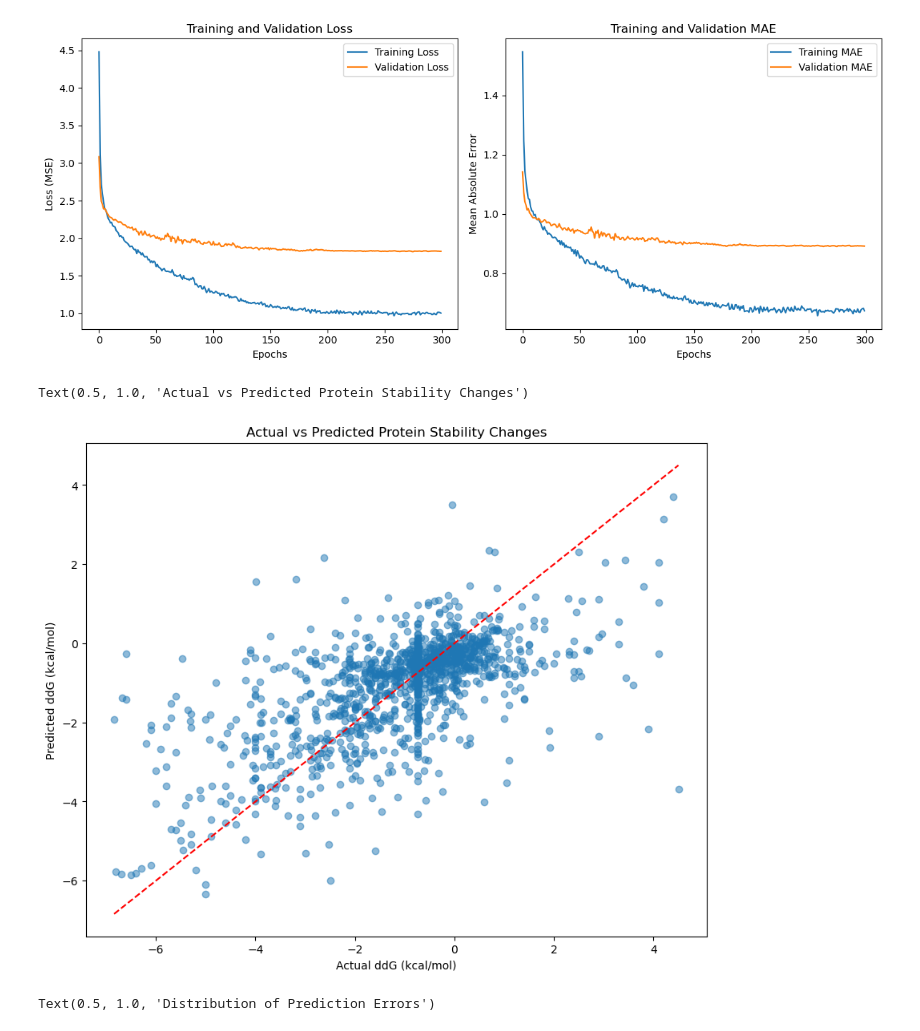
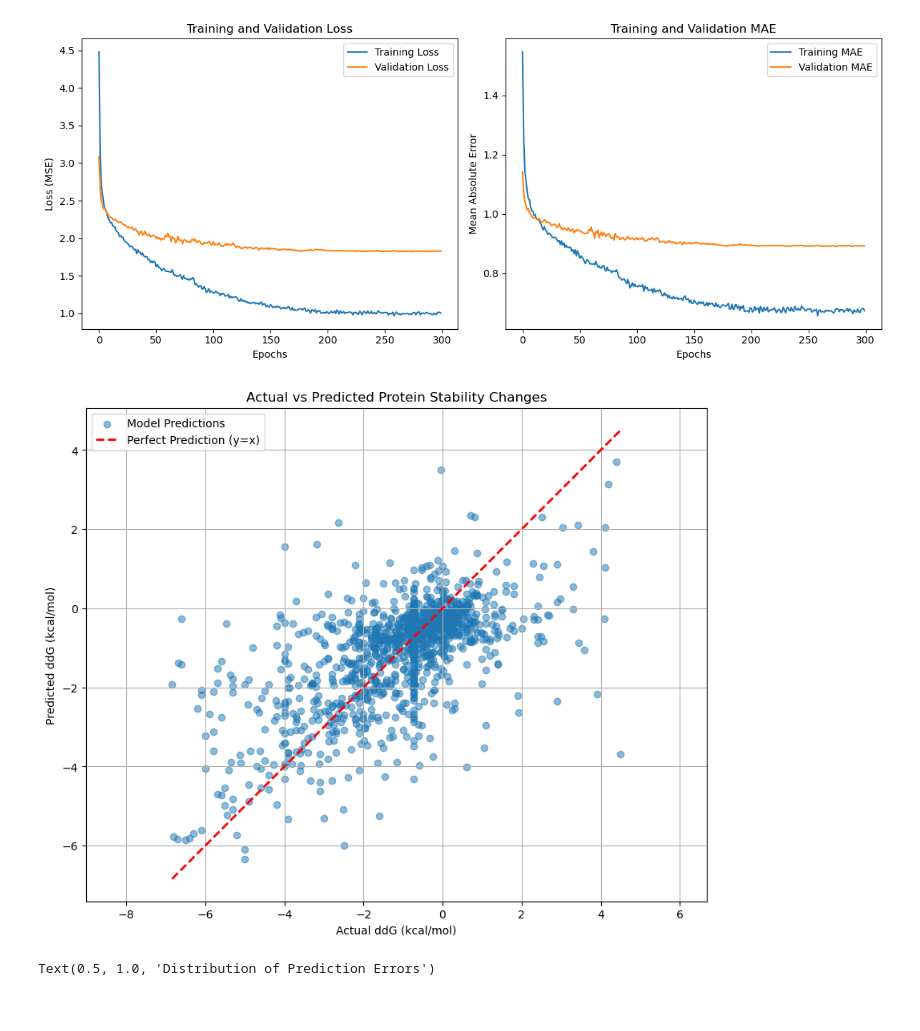
Before and after one commit to parthkhurana07/ProteinStabilityPredictor, a Jupyter notebook: stability_predictor.ipynb, the cells around one changed output. Cells and saved outputs as stored; diff of their text form; code cells hidden in the pictures.

Commit message:
Plots

```diff
--- a/stability_predictor.ipynb
+++ b/stability_predictor.ipynb
@@ -466,14 +466,14 @@ plt.show()
 # %%
 # Actual vs Predicted plot
 plt.figure(figsize=(10, 8))
-plt.scatter(y_test, y_pred, alpha=0.5)
-plt.plot([y_test.min(), y_test.max()], [y_test.min(), y_test.max()], 'r--')
+plt.scatter(y_test, y_pred, alpha=0.5, label='Model Predictions')
+plt.plot([y_test.min(), y_test.max()], [y_test.min(), y_test.max()], 'r--', lw=2, label='Perfect Prediction (y=x)')
 plt.xlabel('Actual ddG (kcal/mol)')
 plt.ylabel('Predicted ddG (kcal/mol)')
 plt.title('Actual vs Predicted Protein Stability Changes')
+plt.grid(True); plt.legend(); plt.axis('equal'); plt.show()
 # %% [output]
-Text(0.5, 1.0, 'Actual vs Predicted Protein Stability Changes')
-[figure, old version]
+[figure, new version]
 # %%
 plt.figure(figsize=(10, 6))
 errors = y_test - y_pred
```
